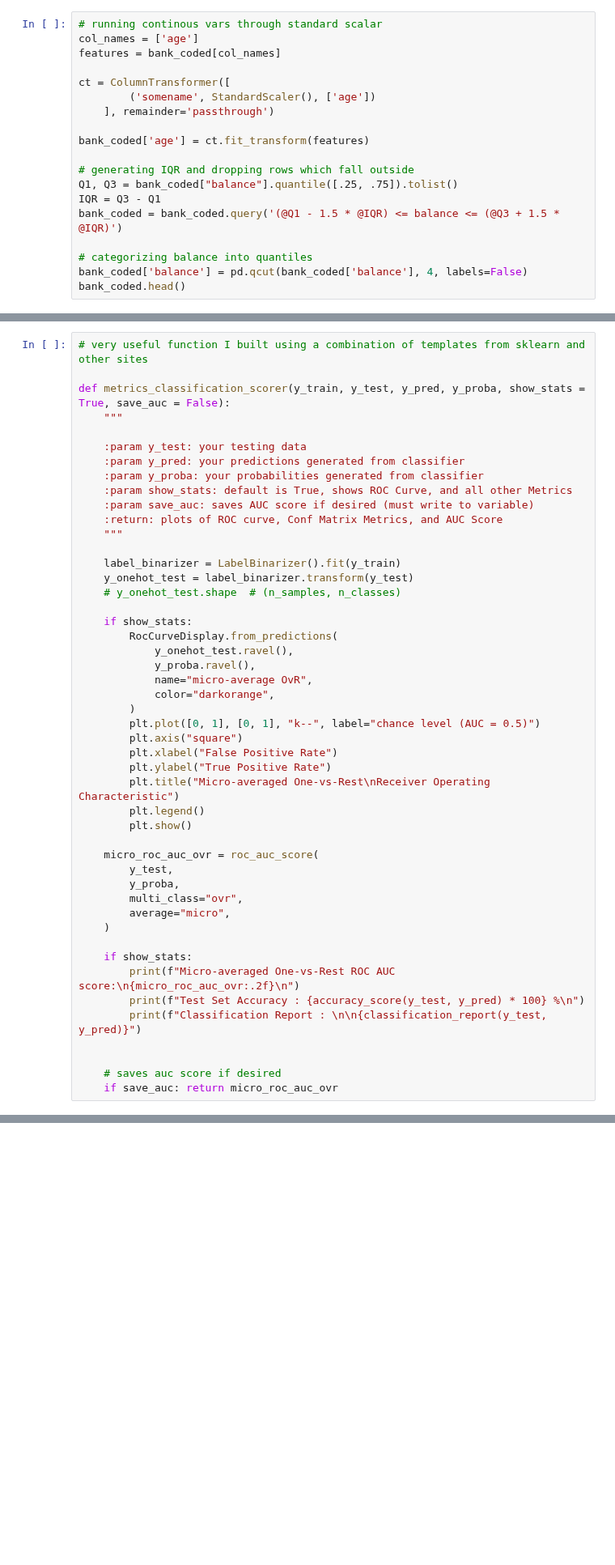
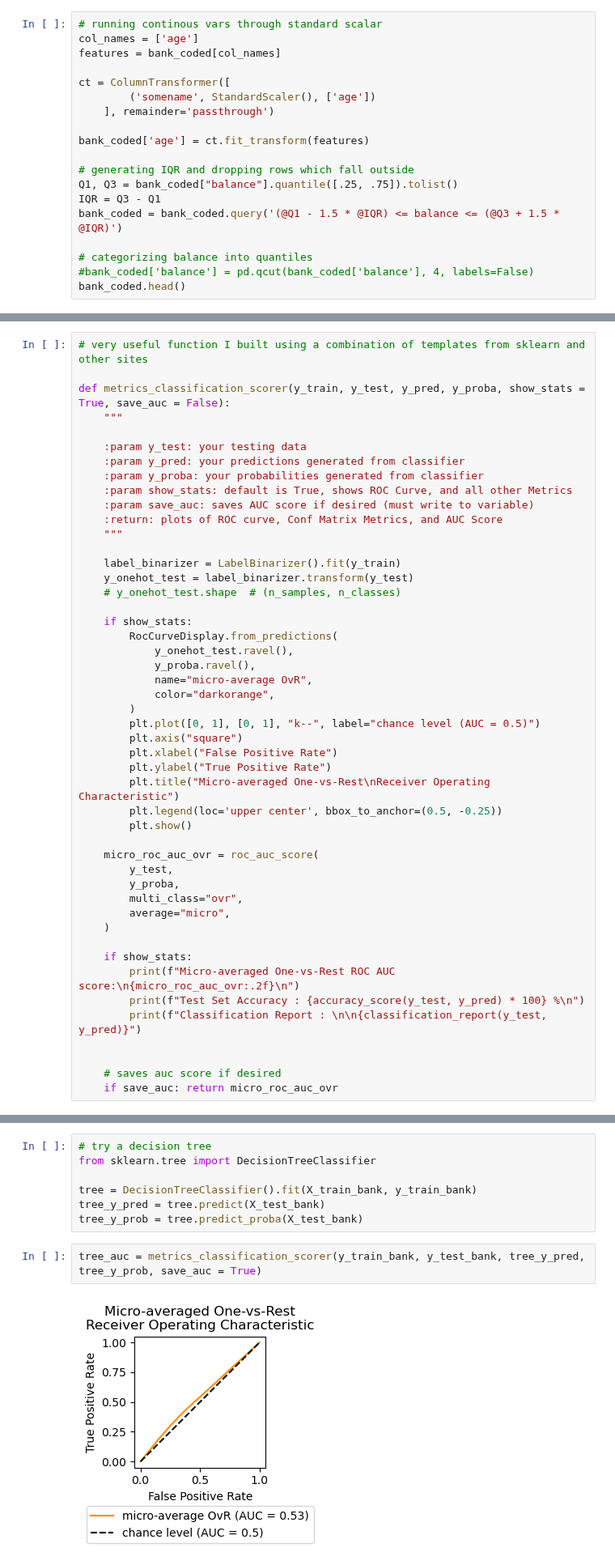
Before and after one commit to COGS118A/Group030-Wi23, a Jupyter notebook: CheckpointGroup030-Wi23.ipynb, the cells around one changed output, grey strips where cells are left out. Shown at 81% size. Drawn from its saved outputs; the diff is of its cells as text; blank space fills up the shorter version.

Commit message:
trees, mlp, heatmap

```diff
--- a/CheckpointGroup030-Wi23.ipynb
+++ b/CheckpointGroup030-Wi23.ipynb
@@ -284,7 +284,7 @@ IQR = Q3 - Q1
 bank_coded = bank_coded.query('(@Q1 - 1.5 * @IQR) <= balance <= (@Q3 + 1.5 * @IQR)')
 
 # categorizing balance into quantiles
-bank_coded['balance'] = pd.qcut(bank_coded['balance'], 4, labels=False)
+#bank_coded['balance'] = pd.qcut(bank_coded['balance'], 4, labels=False)
 bank_coded.head()
 # %% [output]
 |  | admin. | blue-collar | entrepreneur | housemaid | management | retired | self-employed | services | student | ... |
@@ -370,7 +372,7 @@ def metrics_classification_scorer(y_train, y_test, y_pred, y_proba, show_stats =
         plt.xlabel("False Positive Rate")
         plt.ylabel("True Positive Rate")
         plt.title("Micro-averaged One-vs-Rest\nReceiver Operating Characteristic")
-        plt.legend()
+        plt.legend(loc='upper center', bbox_to_anchor=(0.5, -0.25))
         plt.show()
 
     micro_roc_auc_ovr = roc_auc_score(
@@ -497,3 +499,14 @@ Classification Report :
     accuracy                           0.34     13698
    macro avg       0.33      0.34      0.33     13698
 weighted avg       0.33      0.34      0.33     13698
+# %%
+# try a decision tree
+from sklearn.tree import DecisionTreeClassifier
+
+tree = DecisionTreeClassifier().fit(X_train_bank, y_train_bank)
+tree_y_pred = tree.predict(X_test_bank)
+tree_y_prob = tree.predict_proba(X_test_bank)
+# %%
+tree_auc = metrics_classification_scorer(y_train_bank, y_test_bank, tree_y_pred, tree_y_prob, save_auc = True)
+# %% [output]
+[figure, added]
```
Also changed, not shown: parts of 12 cells of this notebook.
